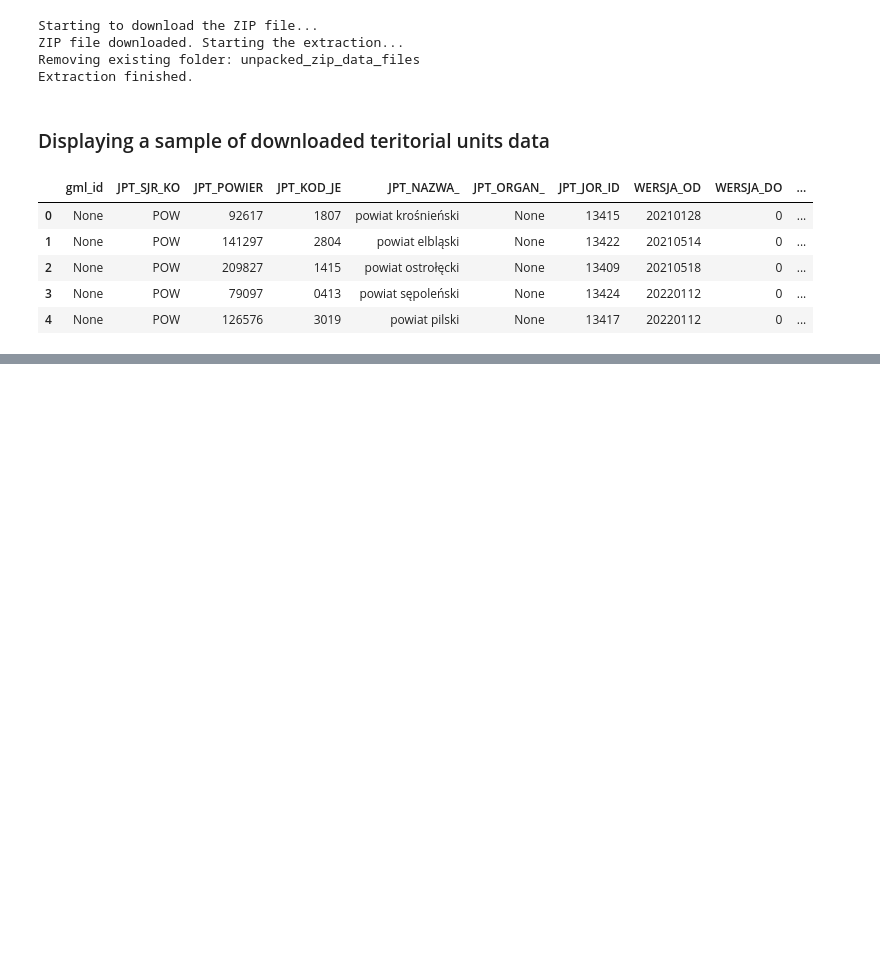
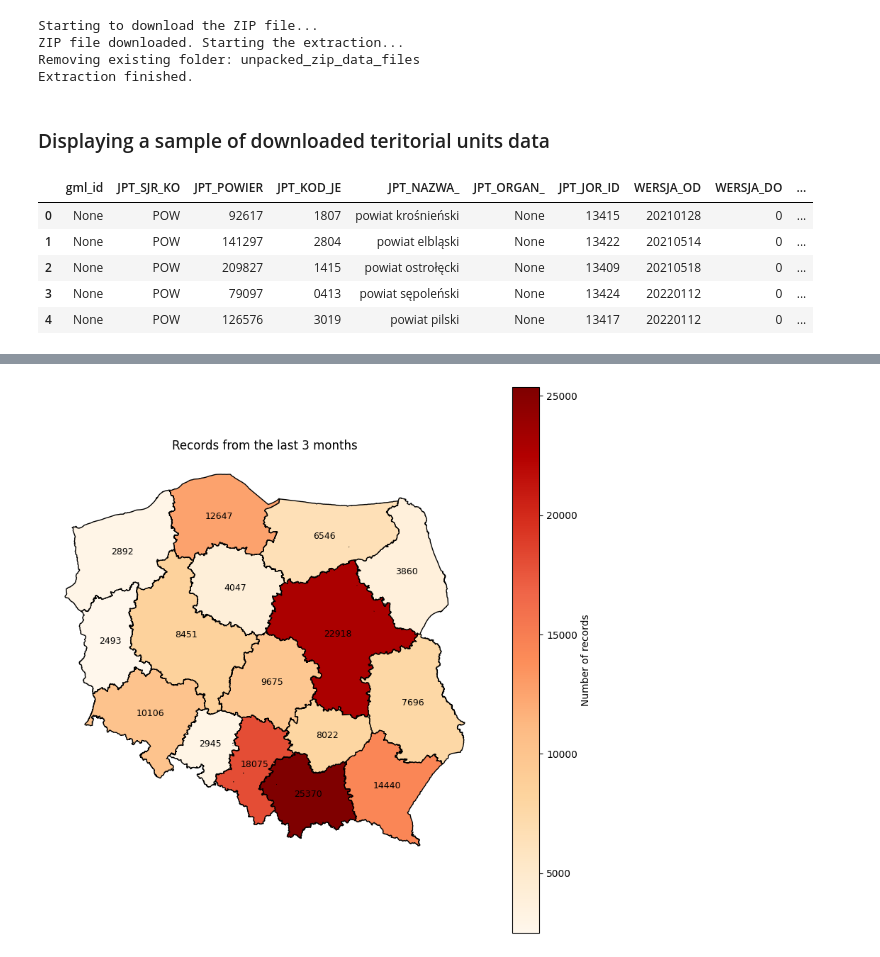
Before and after one commit to JakBiel/Building_permissions_ETL, a Jupyter notebook: zip_data_jupyter_notebook/jpdata/csv_analyze.ipynb, the cells around one changed output, grey strips where cells are left out. Drawn from its saved outputs; the diff is of its cells as text; code cells hidden in the pictures; blank space fills up the shorter version.

```diff
--- a/zip_data_jupyter_notebook/jpdata/csv_analyze.ipynb
+++ b/zip_data_jupyter_notebook/jpdata/csv_analyze.ipynb
@@ -325,0 +277,3 @@ Number of correct powiat records (after validation): 337060
+# %%
+df = df[df['untypical'] != 'Unknown']
+df = df[df['untypical'] != 'Unknown2']
@@ -325,0 +282,85 @@ Number of correct powiat records (after validation): 337060
+# %%
+# Convert the 'data_wplywu_wniosku_do_urzedu' column to datetime objects
+df['data_wplywu_wniosku_do_urzedu'] = pd.to_datetime(df['data_wplywu_wniosku_do_urzedu'])
+
+# Define the end date (latest date in the data)
+end_date = df['data_wplywu_wniosku_do_urzedu'].max()
+
+# Calculate the start dates for three time periods (3 months, 2 months, 1 month)
+three_months_ago = end_date - timedelta(days=90)
+two_months_ago = end_date - timedelta(days=60)
+one_month_ago = end_date - timedelta(days=30)
+
+# Filter the data for each time period
+df_three_months = df[df['data_wplywu_wniosku_do_urzedu'] >= three_months_ago]
+df_two_months = df[df['data_wplywu_wniosku_do_urzedu'] >= two_months_ago]
+df_one_month = df[df['data_wplywu_wniosku_do_urzedu'] >= one_month_ago]
+
+def generate_plot(data, title):
+    # Extract the first two digits from 'terc_code' and calculate counts
+    voivodeship_counts = data['terc'].apply(lambda x: voivodeships.get(x[:2], 'Unknown') if isinstance(x, str) else 'Unknown').value_counts()
+
+    # Limit the counts to the first 16 entries
+    voivodeship_counts = voivodeship_counts.head(16)  # Ogranicza do pierwszych 16 województw
+
+    # Use viridis color palette
+    colors = plt.cm.viridis(np.linspace(0.45, 0.9, len(voivodeship_counts)))
+
+    plt.figure(figsize=(10, 6))
+    voivodeship_counts.plot(kind='bar', color=colors)
+    plt.title(title)
+    plt.xlabel('Voivodeship')
+    plt.ylabel('Number of Records')
+    #Voivodeships' names as X axis labels
+    plt.xticks(range(len(voivodeship_counts)), voivodeship_counts.index, rotation=45, ha='right')
+    plt.tight_layout()
+    plt.show()
+
+from shapely.ops import unary_union
+
+def visualize_voivodeships_from_powiats(df, powiaty_map, title, data_column='terc'):
+    #Change the powiats' names to voivodeships' names in the Dataframe
+    df['voivodeship'] = df[data_column].apply(lambda x: x[:2] if isinstance(x, str) else 'Unknown')
+
+    #Summary of all voivodeships' data
+    summary = df['voivodeship'].value_counts().rename_axis('voivodeship').reset_index(name='counts')
+
+    #Group the powiats' map by voivodeships
+    powiaty_map['voivodeship'] = powiaty_map['JPT_KOD_JE'].str[:2]  # Przypuśćmy, że pierwsze dwa znaki kodu powiatu to kod województwa
+    voivodeship_map = powiaty_map.dissolve(by='voivodeship')  # Sumuj powiaty w województwa
+
+    #Attach the data summary to the voivodeships' map
+    merged_map = voivodeship_map.merge(summary, left_on='voivodeship', right_on='voivodeship', how='left')
+
+    #Set the missing values as 0
+    merged_map['counts'] = merged_map['counts'].fillna(0)
+
+    # Creating the map
+    fig, ax = plt.subplots(1, 1, figsize=(10, 10))
+    merged_map.plot(column='counts', ax=ax, legend=True,
+                    legend_kwds={'label': "Number of records"},
+                    cmap='OrRd', edgecolor='black')
+
+    #Adding all the labels for each voivodeship
+    for idx, row in merged_map.iterrows():
+        # Drawing the voivodeships' centroid
+        centroid = row.geometry.centroid
+        plt.text(centroid.x, centroid.y, str(int(row['counts'])), ha='center', va='center', fontsize=9)
+
+    ax.set_axis_off()
+
+    # Dodaj tytuł
+    plt.title(title)
+
+    # Wyświetl mapę
+    plt.show()
+
+# Przykładowe wywołania funkcji
+powiaty_map = gpd.read_file('../powiaty/powiaty.shp')  # Załaduj mapę powiatów
+visualize_voivodeships_from_powiats(df_three_months, powiaty_map, 'Records from the last 3 months')
+generate_plot(df_three_months, 'Last 3 Months')
+visualize_voivodeships_from_powiats(df_two_months, powiaty_map, 'Records from the last 2 months')
+generate_plot(df_two_months, 'Last 2 Months')
+visualize_voivodeships_from_powiats(df_one_month, powiaty_map, 'Records from the last month')
+generate_plot(df_one_month, 'Last Month')
+# %% [output]
@@ -325,0 +372 @@ Number of correct powiat records (after validation): 337060
+[figure, added]
```
Also changed, not shown: parts of 25 cells of this notebook, 10 other files.
